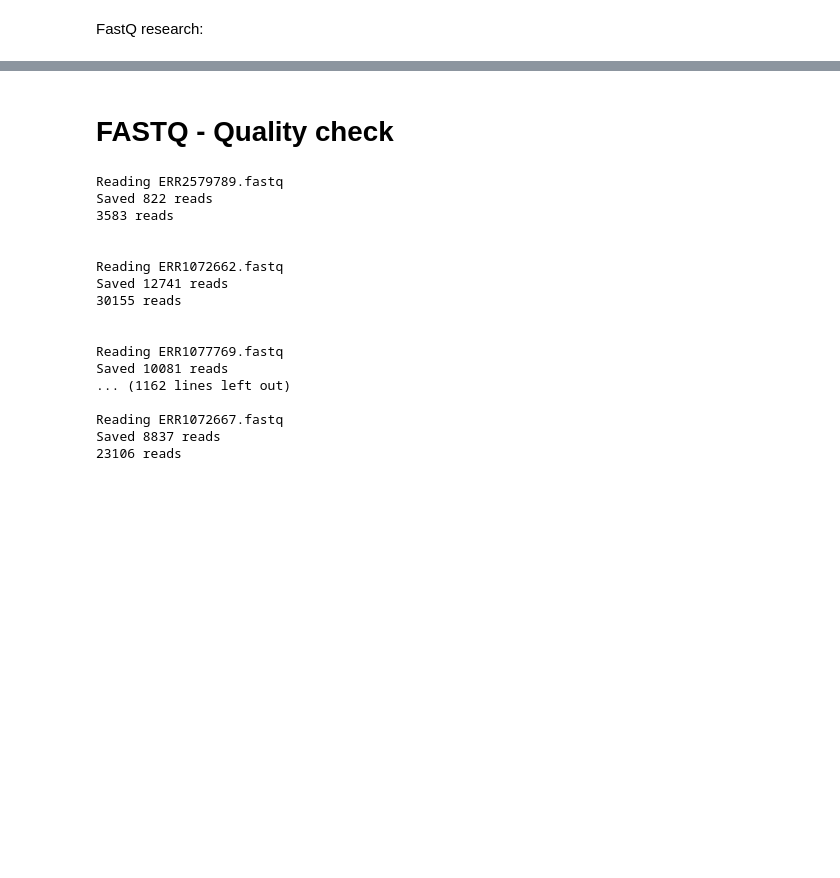
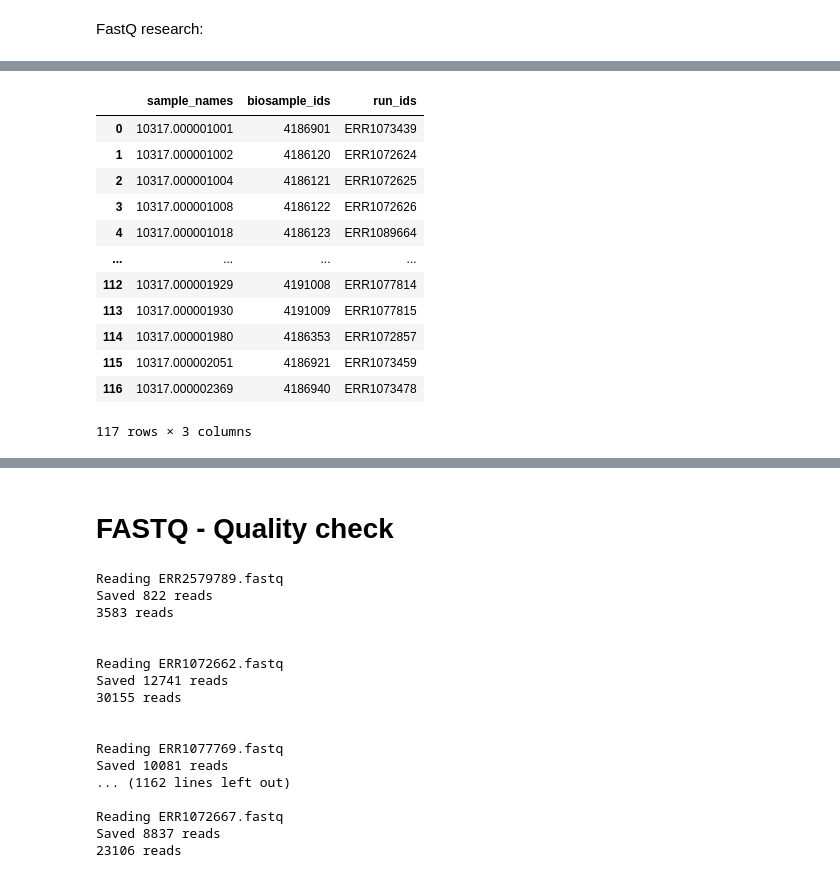
Before and after one commit to grusso98/gut-microbiota-diet, a Jupyter notebook: EDA.ipynb, the cells around one changed output, grey strips where cells are left out. Drawn from its saved outputs; the diff is of its cells as text; code cells hidden in the pictures; blank space fills up the shorter version.

```diff
--- a/EDA.ipynb
+++ b/EDA.ipynb
@@ -402,2 +382,18 @@ dict_treatment = get_fastq(data_treatment.sample_name, download = True, group =
+# %%
+control_fastq
+# %% [output]
+|  | sample_names | biosample_ids | run_ids |
+| 0 | 10317.000001001 | 4186901 | ERR1073439 |
+| 1 | 10317.000001002 | 4186120 | ERR1072624 |
+| 2 | 10317.000001004 | 4186121 | ERR1072625 |
+| 3 | 10317.000001008 | 4186122 | ERR1072626 |
+| 4 | 10317.000001018 | 4186123 | ERR1089664 |
+| ... | ... | ... | ... |
+| 112 | 10317.000001929 | 4191008 | ERR1077814 |
+| 113 | 10317.000001930 | 4191009 | ERR1077815 |
+| 114 | 10317.000001980 | 4186353 | ERR1072857 |
+| 115 | 10317.000002051 | 4186921 | ERR1073459 |
+| 116 | 10317.000002369 | 4186940 | ERR1073478 |
+117 rows × 3 columns
 # %%
 treatment_fastq = pd.DataFrame.from_dict(dict_treatment)
```
Also changed, not shown: parts of 41 cells of this notebook.
